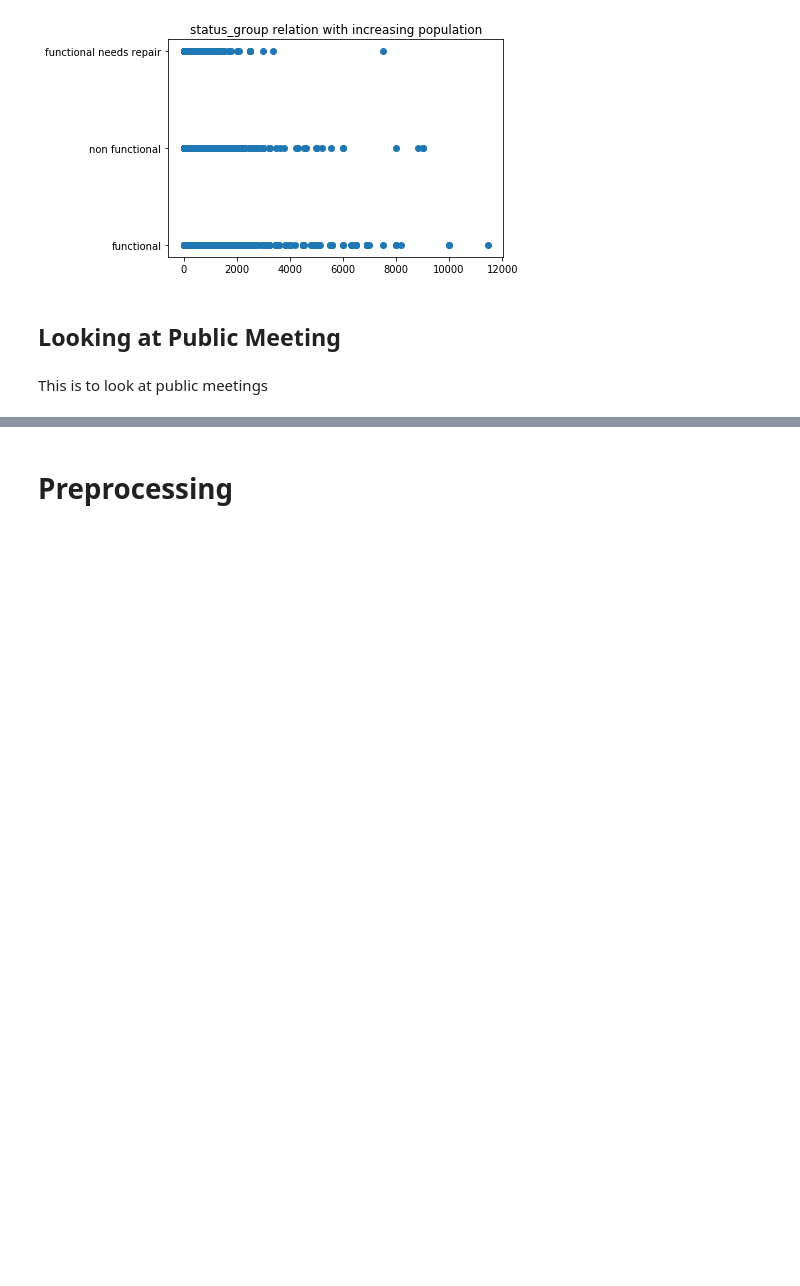
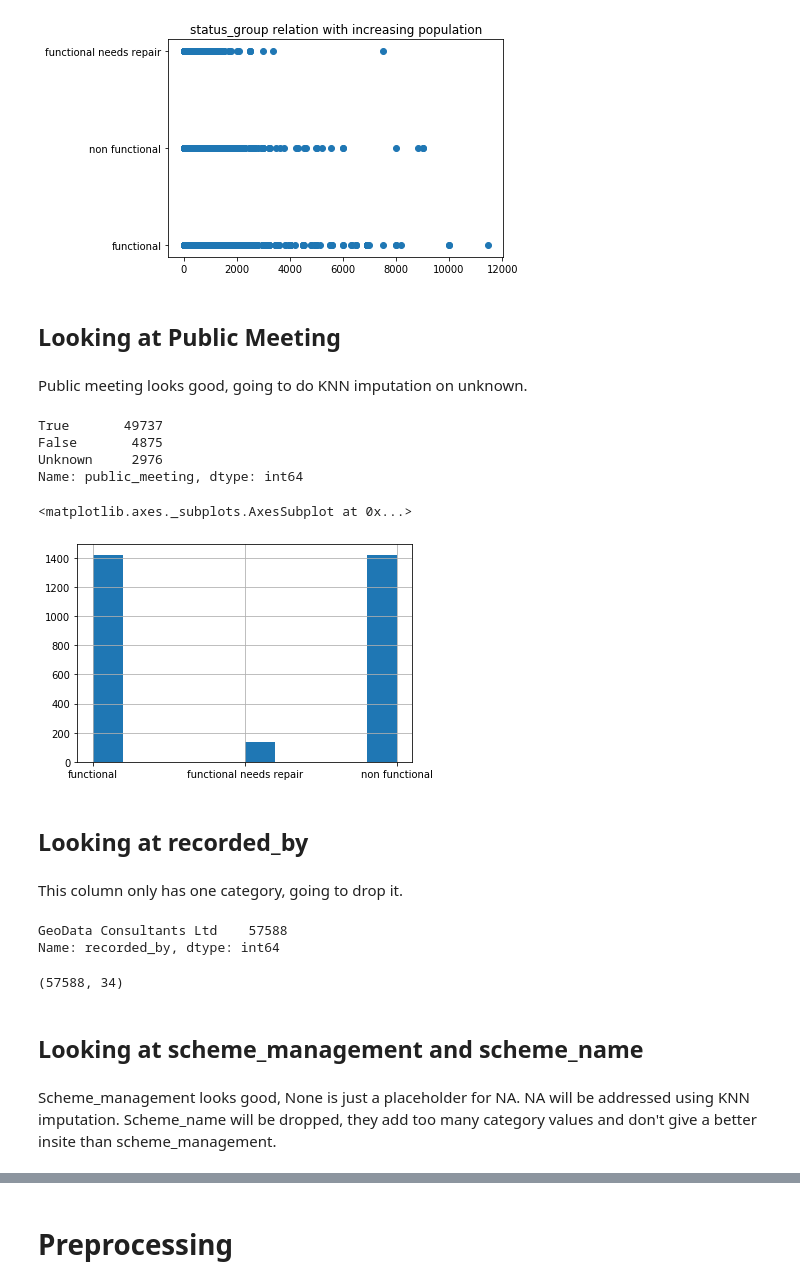
Before and after one commit to stevenkyle2013/Water-Well-Classifier, a Jupyter notebook: Main-Notebook.ipynb, the cells around one changed output, grey strips where cells are left out. Saved outputs shown, nothing was run; the diff lists cells and outputs as text; code cells hidden in the pictures; blank space fills up the shorter version.

```diff
--- a/Main-Notebook.ipynb
+++ b/Main-Notebook.ipynb
@@ -191,7 +191,7 @@ Full_data[['funder', 'installer', 'public_meeting']] = Full_data[['funder', 'ins
 
 Full_data[['subvillage', 'scheme_management']] = Full_data[['subvillage',
                                                                          'scheme_management']].fillna(value='None')
-Full_data[['permit']] = Full_data[['permit']].fillna(value='False')
+Full_data[['permit']] = Full_data[['permit']].fillna(value=False)
 # %% [markdown]
 ## Checking amount_tsh
 # %% [markdown]
@@ -677,5 +692,35 @@ Text(0.5, 1.0, 'status_group relation with increasing population')
 [figure]
 # %% [markdown]
 ## Looking at Public Meeting
-# %% [markdown]
-This is to look at public meetings
+# %% [markdown]
+Public meeting looks good, going to do KNN imputation on unknown.
+# %%
+Full_data.public_meeting.value_counts()
+# %% [output]
+True       49737
+False       4875
+Unknown     2976
+Name: public_meeting, dtype: int64
+# %%
+test7 = Full_data[Full_data['public_meeting'] == 'Unknown']
+test7.status_group.hist()
+# %% [output]
+<matplotlib.axes._subplots.AxesSubplot at 0x...>
+[figure, added]
+# %% [markdown]
+## Looking at recorded_by
+# %% [markdown]
+This column only has one category, going to drop it.
+# %%
+Full_data.recorded_by.value_counts()
+# %% [output]
+GeoData Consultants Ltd    57588
+Name: recorded_by, dtype: int64
+# %%
+Full_data.shape
+# %% [output]
+(57588, 34)
+# %% [markdown]
+## Looking at scheme_management and scheme_name
+# %% [markdown]
+Scheme_management looks good, None is just a placeholder for NA. NA will be addressed using KNN imputation. Scheme_name will be dropped, they add too many category values and don't give a better insite than scheme_management.
```
Also changed, not shown: parts of 38 cells of this notebook.
